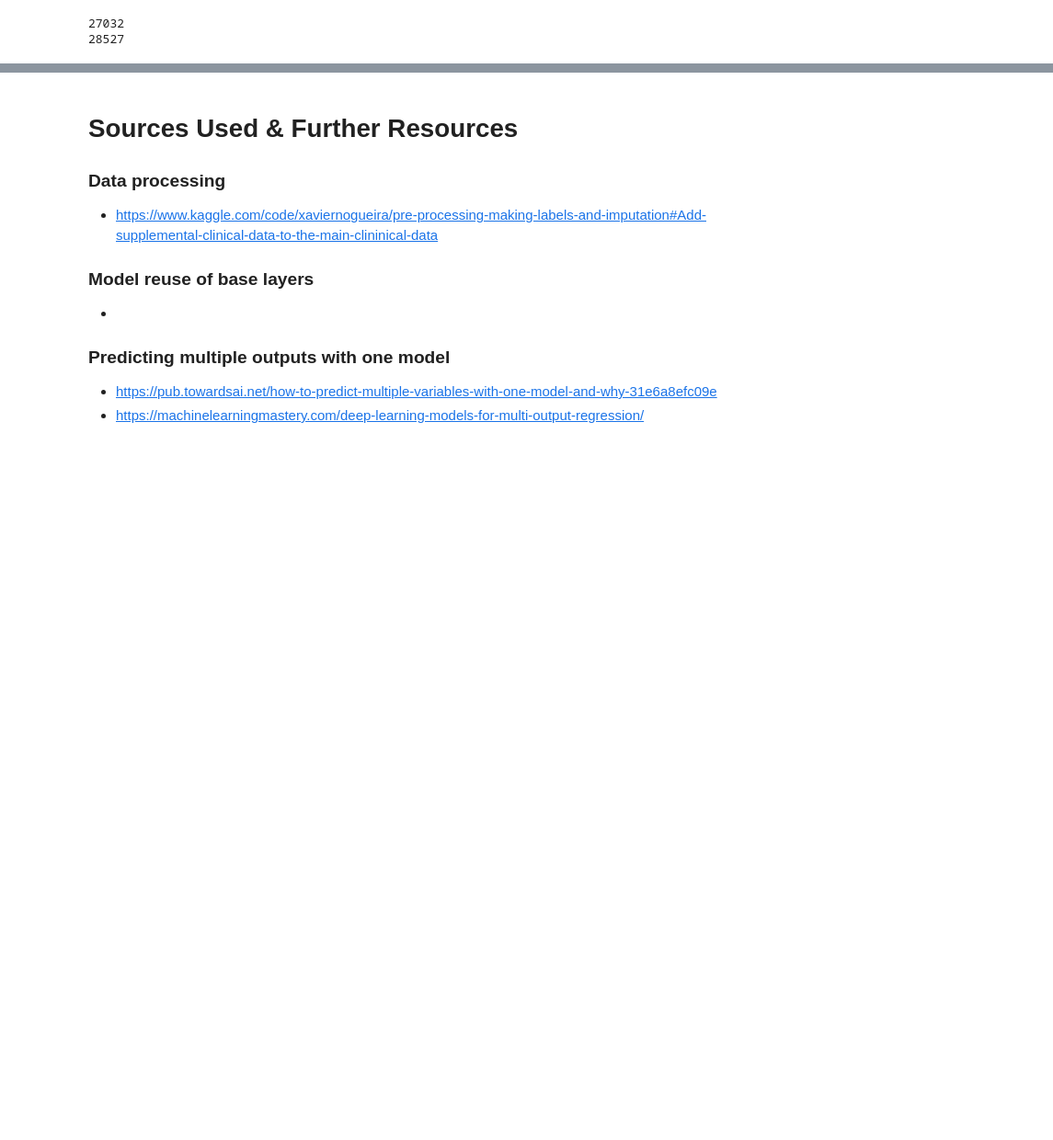
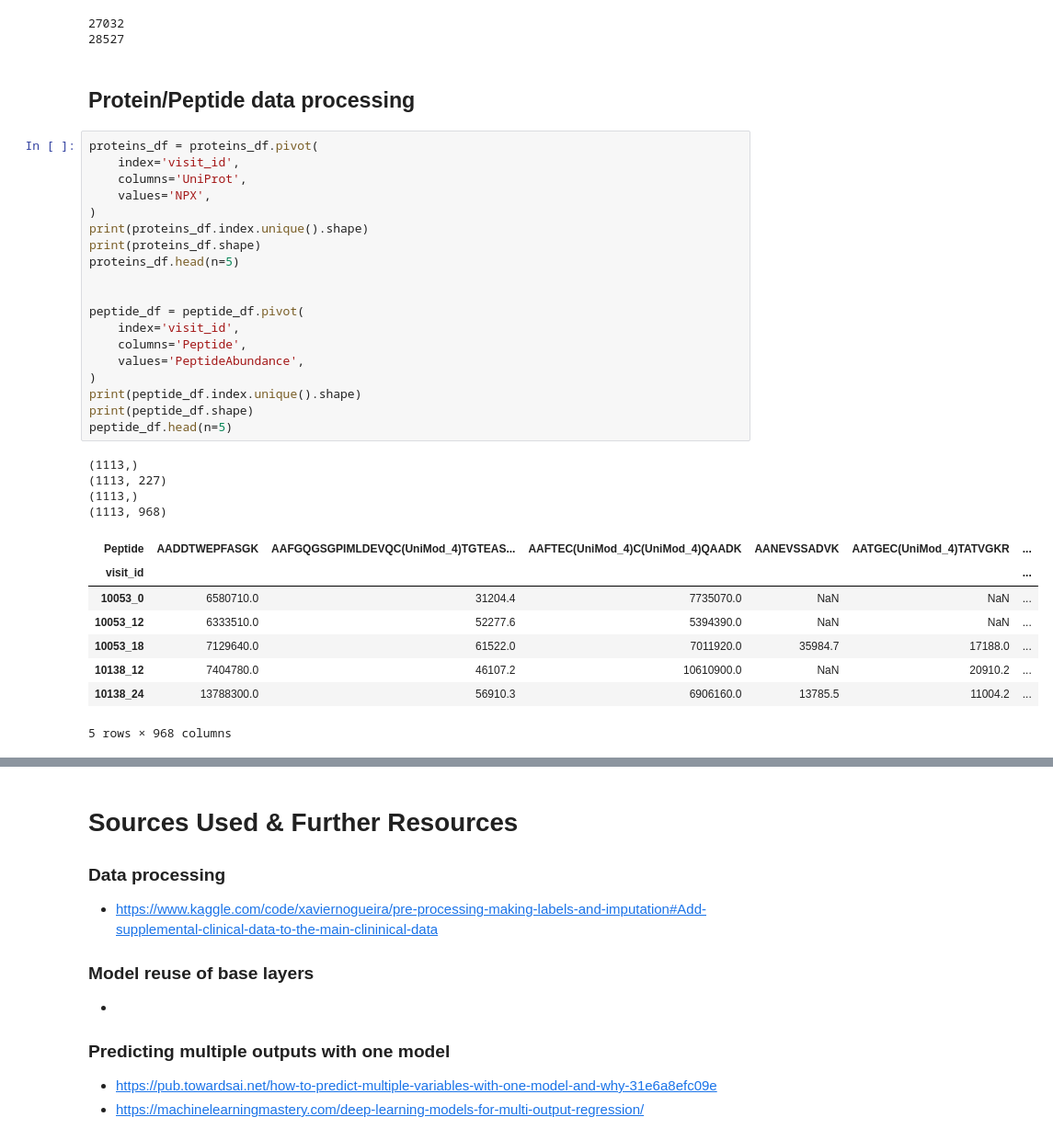
Before and after one commit to s-feinstein/SCS_3546_024-Deep-Learning, a Jupyter notebook: Term-Project/parkinsons-progression-pred.ipynb, the cells around one changed output, grey strips where cells are left out. Shown: that part at 92% size. Saved outputs shown, nothing was run; the diff lists cells and outputs as text; blank space fills up the shorter version.

```diff
--- a/Term-Project/parkinsons-progression-pred.ipynb
+++ b/Term-Project/parkinsons-progression-pred.ipynb
@@ -198,3 +227,37 @@ supp_clinical_df_pp = process_clinical_data(supp_clinical_df, 'supp_clinical_dat
 # %% [output]
 27032
 28527
+# %% [markdown]
+## Protein/Peptide data processing
+# %%
+proteins_df = proteins_df.pivot(
+    index='visit_id',
+    columns='UniProt',
+    values='NPX',
+)
+print(proteins_df.index.unique().shape)
+print(proteins_df.shape)
+proteins_df.head(n=5)
+
+
+peptide_df = peptide_df.pivot(
+    index='visit_id',
+    columns='Peptide',
+    values='PeptideAbundance',
+)
+print(peptide_df.index.unique().shape)
+print(peptide_df.shape)
+peptide_df.head(n=5)
+# %% [output]
+(1113,)
+(1113, 227)
+(1113,)
+(1113, 968)
+| Peptide | AADDTWEPFASGK | AAFGQGSGPIMLDEVQC(UniMod_4)TGTEAS... | AAFTEC(UniMod_4)C(UniMod_4)QAADK | AANEVSSADVK | AATGEC(UniMod_4)TATVGKR | ... |
+| visit_id |  |  |  |  |  | ... |
+| 10053_0 | 6580710.0 | 31204.4 | 7735070.0 | NaN | NaN | ... |
+| 10053_12 | 6333510.0 | 52277.6 | 5394390.0 | NaN | NaN | ... |
+| 10053_18 | 7129640.0 | 61522.0 | 7011920.0 | 35984.7 | 17188.0 | ... |
+| 10138_12 | 7404780.0 | 46107.2 | 10610900.0 | NaN | 20910.2 | ... |
+| 10138_24 | 13788300.0 | 56910.3 | 6906160.0 | 13785.5 | 11004.2 | ... |
+5 rows × 968 columns
```
Also changed, not shown: parts of 8 cells of this notebook.
